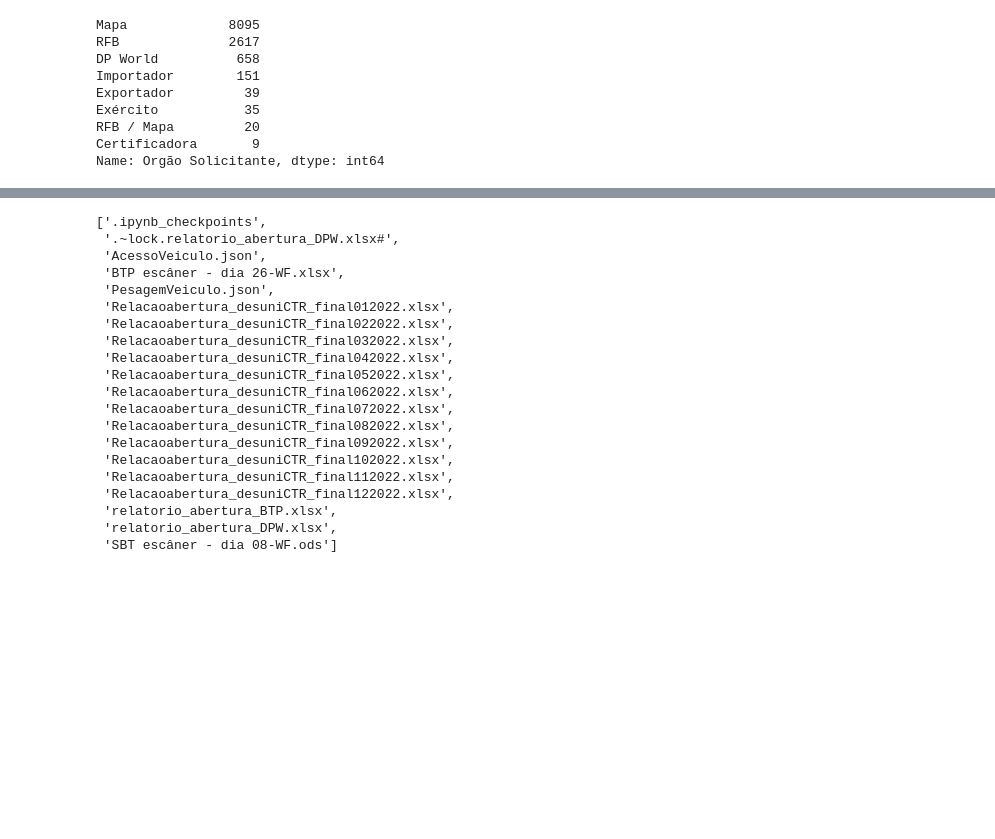
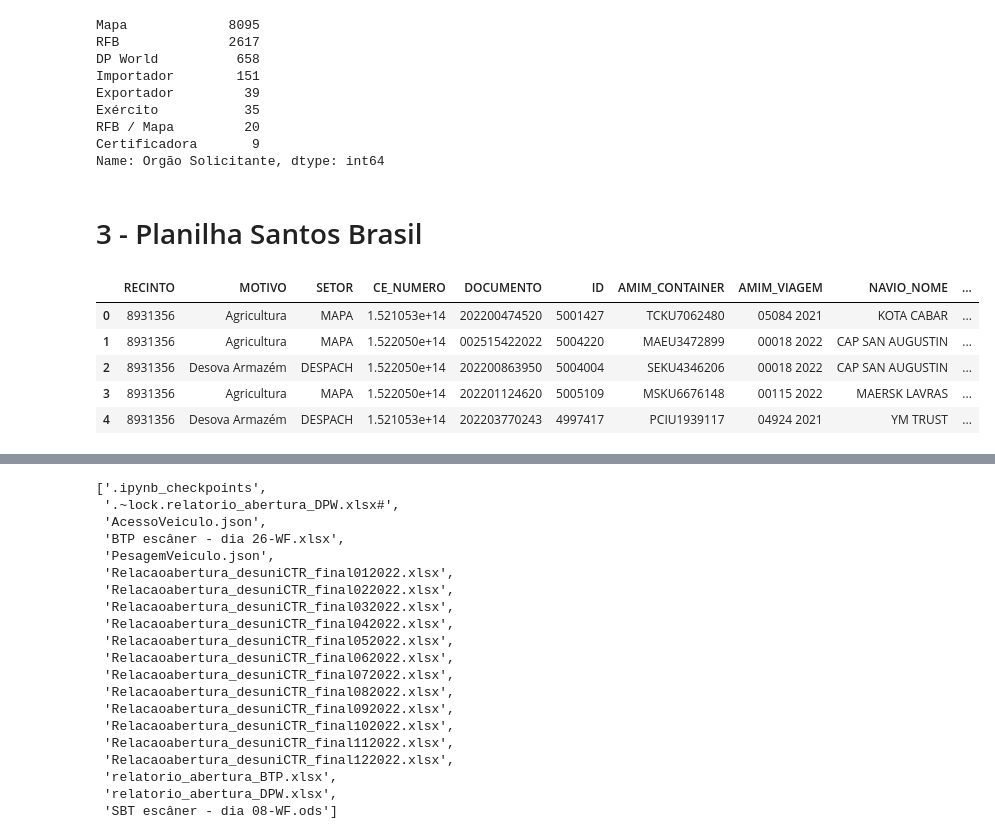
Before and after one commit to IvanBrasilico/bhadrasana2, a Jupyter notebook: notebooks/Relatório de aberturas.ipynb, the cells around one changed output, grey strips where cells are left out. Saved outputs shown, nothing was run; the diff lists cells and outputs as text; code cells hidden in the pictures; blank space fills up the shorter version.

Commit message:
Relatorio aberturas - análise

```diff
--- a/notebooks/Relatório de aberturas.ipynb
+++ b/notebooks/Relatório de aberturas.ipynb
@@ -98,3 +98,17 @@ Exército           35
 RFB / Mapa         20
 Certificadora       9
 Name: Orgão Solicitante, dtype: int64
+# %% [markdown]
+# 3 - Planilha Santos Brasil
+# %%
+dfi = pd.read_excel('data/relatorio_abertura_SBT_impo.xlsx')
+# %%
+pd.set_option('display.max_columns', None)
+dfi.head()
+# %% [output]
+|  | RECINTO | MOTIVO | SETOR | CE_NUMERO | DOCUMENTO | ID | AMIM_CONTAINER | AMIM_VIAGEM | NAVIO_NOME | ... |
+| 0 | 8931356 | Agricultura | MAPA | 1.521053e+14 | 202200474520 | 5001427 | TCKU7062480 | 05084 2021 | KOTA CABAR | ... |
+| 1 | 8931356 | Agricultura | MAPA | 1.522050e+14 | 002515422022 | 5004220 | MAEU3472899 | 00018 2022 | CAP SAN AUGUSTIN | ... |
+| 2 | 8931356 | Desova Armazém | DESPACH | 1.522050e+14 | 202200863950 | 5004004 | SEKU4346206 | 00018 2022 | CAP SAN AUGUSTIN | ... |
+| 3 | 8931356 | Agricultura | MAPA | 1.522050e+14 | 202201124620 | 5005109 | MSKU6676148 | 00115 2022 | MAERSK LAVRAS | ... |
+| 4 | 8931356 | Desova Armazém | DESPACH | 1.521053e+14 | 202203770243 | 4997417 | PCIU1939117 | 04924 2021 | YM TRUST | ... |
```
Also changed, not shown: parts of 8 cells of this notebook, 1 other file.
